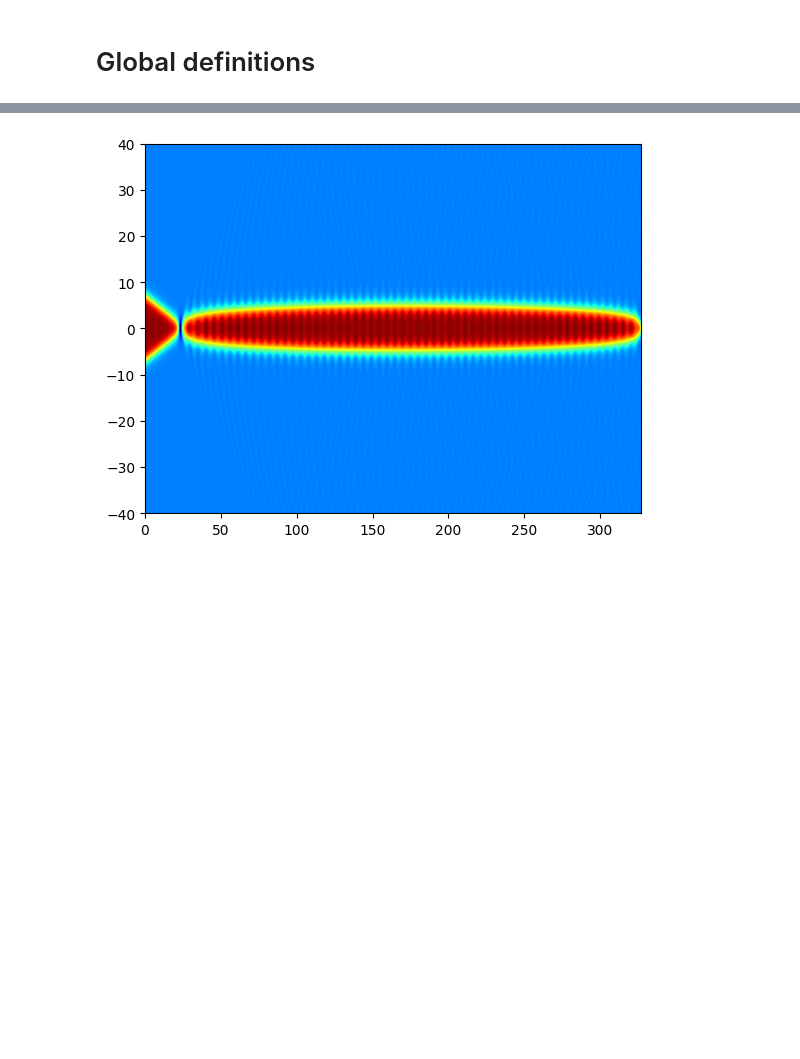
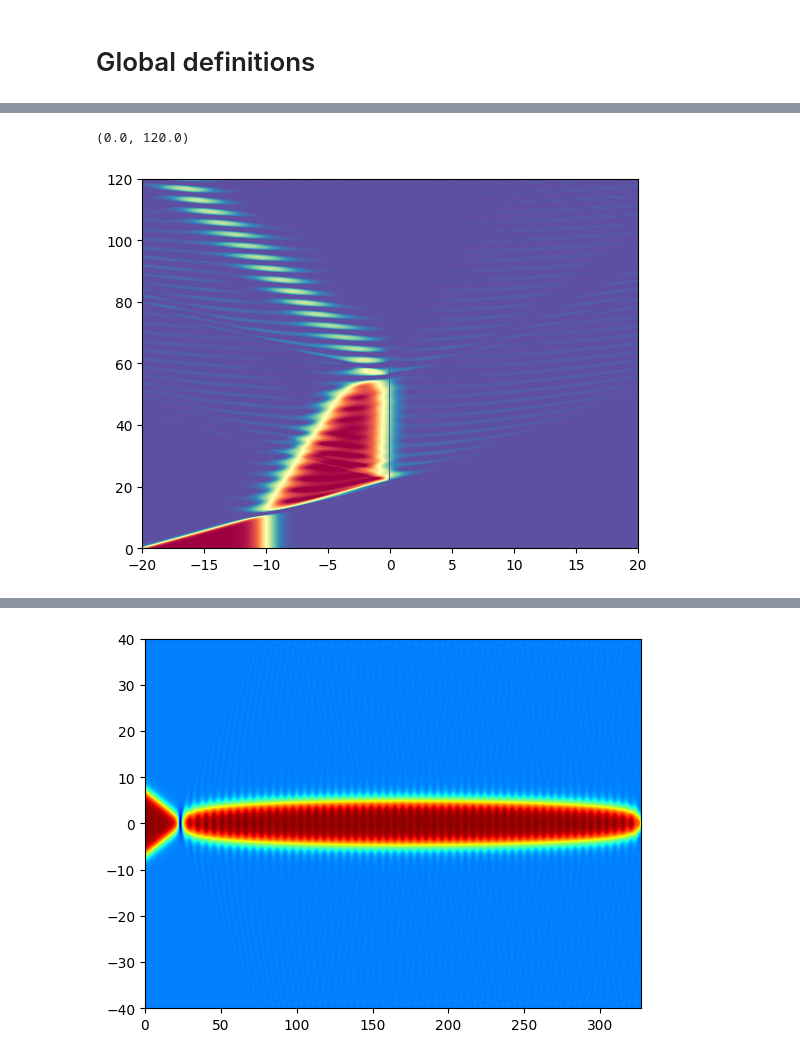
Before and after one commit to JairoSSantos/parallel-kink-scattering, a Jupyter notebook: notebooks/fractal-structure.ipynb, the cells around one changed output, grey strips where cells are left out. Cells and saved outputs as stored; diff of their text form; code cells hidden in the pictures; blank space fills up the shorter version.

```diff
--- a/notebooks/fractal-structure.ipynb
+++ b/notebooks/fractal-structure.ipynb
@@ -21,0 +45,16 @@ COLLIDER = KinkCollider(-L, L, N, (-X0,X0), DT, DX, order=4, H=0)
+# %%
+def wall(k, H):
+    def wrapped(t, Y):
+        Y[-1][0][k] = H
+        return Y
+    return wrapped
+# %%
+v = 0.9
+k = argnearest(booster.x, 0)
+lat, y, dydt = booster.run(X0/v + 300, y0_params={'v':v}, callback=wall(k, y0(booster.x[k], 0)[0]))
+plt.imshow(y, cmap='Spectral_r', vmin=-1, vmax=1, extent=(lat.x.min(), lat.x.max(), lat.t.min(), lat.t.max()), aspect='auto', origin='lower')
+plt.xlim(-20, 20)
+plt.ylim(0, 120)
+# %% [output]
+(0.0, 120.0)
+[figure, added]
```
Also changed, not shown: parts of 7 cells of this notebook, 4 other files.
